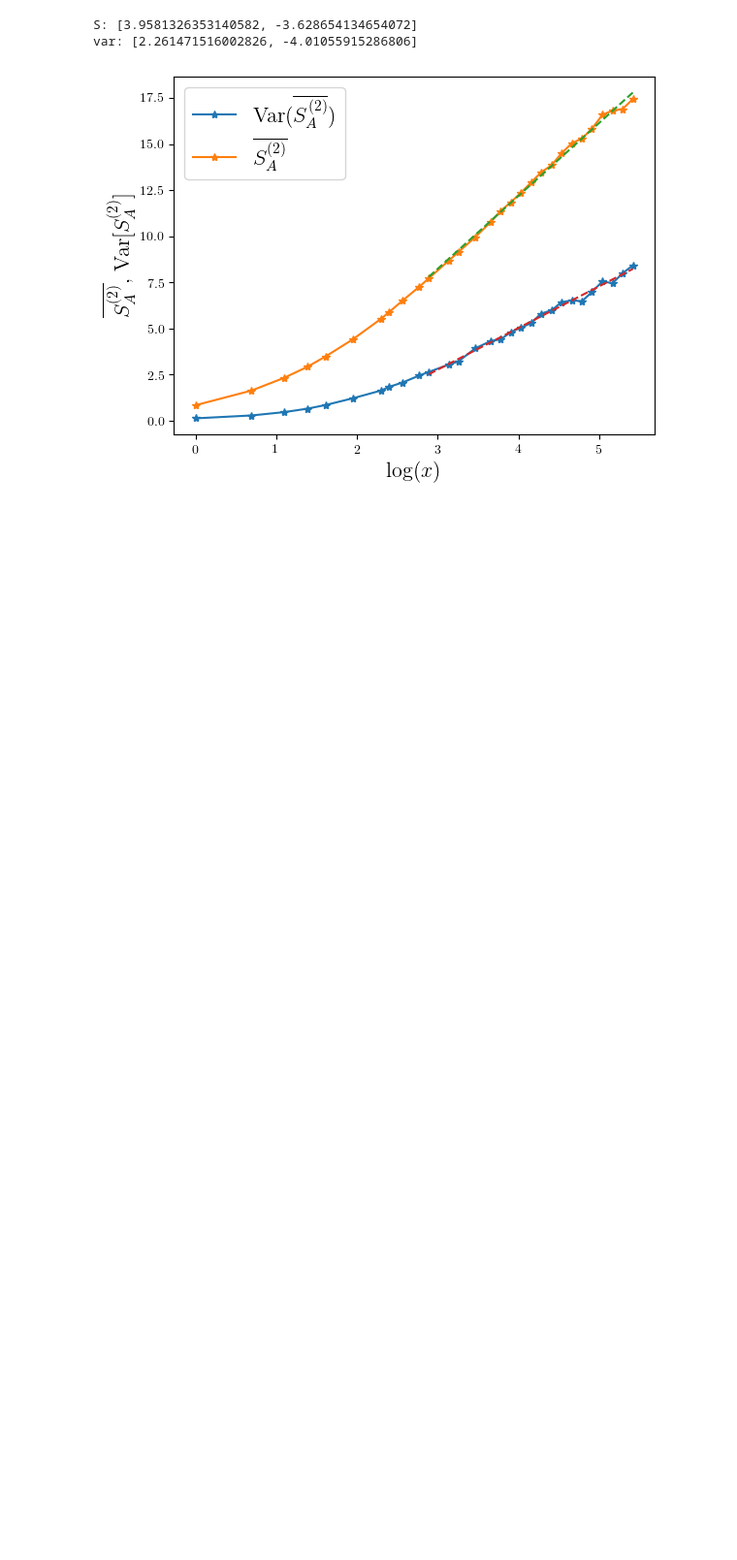
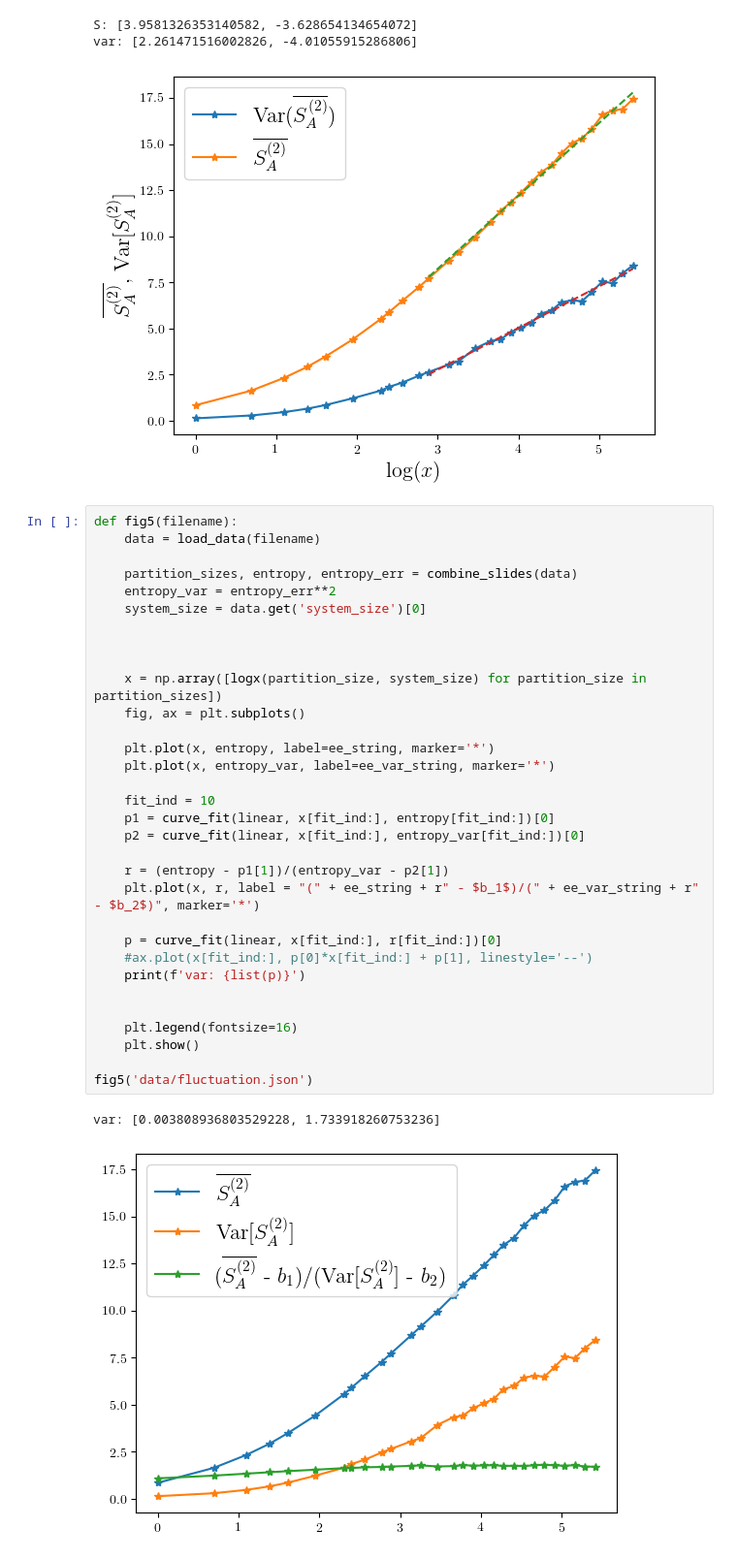
Before and after one commit to eliotheinrich/QuCircuit, a Jupyter notebook: plot_entropy.ipynb, the cells around one changed output. Shown at 97% size. Saved outputs shown, nothing was run; the diff lists cells and outputs as text; blank space fills up the shorter version.

```diff
--- a/plot_entropy.ipynb
+++ b/plot_entropy.ipynb
@@ -364,3 +364,38 @@ fig4('data/fluctuation.json')
 S: [3.9581326353140582, -3.628654134654072]
 var: [2.261471516002826, -4.01055915286806]
 [figure]
+# %%
+def fig5(filename):
+	data = load_data(filename)
+
+	partition_sizes, entropy, entropy_err = combine_slides(data)
+	entropy_var = entropy_err**2
+	system_size = data.get('system_size')[0]
+
+
+
+	x = np.array([logx(partition_size, system_size) for partition_size in partition_sizes])
+	fig, ax = plt.subplots()
+
+	plt.plot(x, entropy, label=ee_string, marker='*')
+	plt.plot(x, entropy_var, label=ee_var_string, marker='*')
+
+	fit_ind = 10
+	p1 = curve_fit(linear, x[fit_ind:], entropy[fit_ind:])[0]
+	p2 = curve_fit(linear, x[fit_ind:], entropy_var[fit_ind:])[0]
+
+	r = (entropy - p1[1])/(entropy_var - p2[1])
+	plt.plot(x, r, label = "(" + ee_string + r" - $b_1$)/(" + ee_var_string + r" - $b_2$)", marker='*')
+
+	p = curve_fit(linear, x[fit_ind:], r[fit_ind:])[0]
+	#ax.plot(x[fit_ind:], p[0]*x[fit_ind:] + p[1], linestyle='--')
+	print(f'var: {list(p)}')
+
+
+	plt.legend(fontsize=16)
+	plt.show()
+
+fig5('data/fluctuation.json')
+# %% [output]
+var: [0.003808936803529228, 1.733918260753236]
+[figure, added]
```
Also changed, not shown: parts of 2 cells of this notebook.
